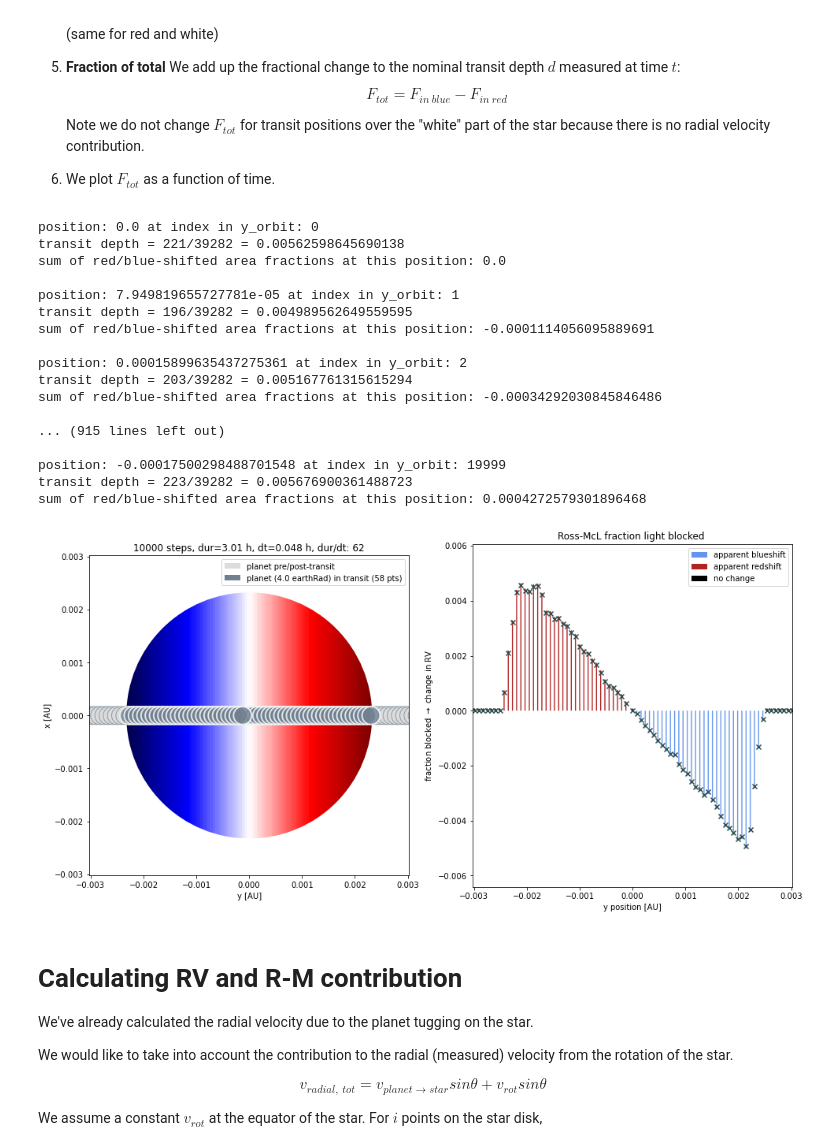
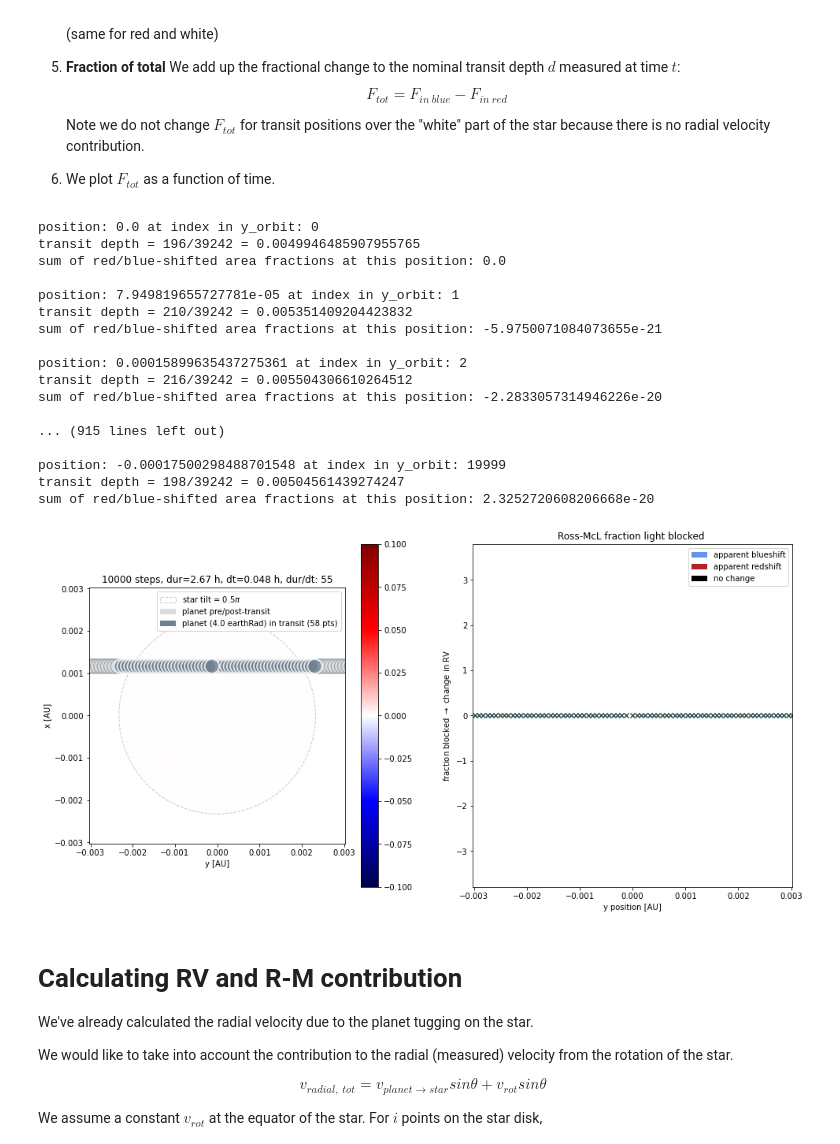
Before and after one commit to namagu/rossiter-mclaughlin-coaddventure, a Jupyter notebook: rv_from_scratch.ipynb, the cells around one changed output. Saved outputs shown, nothing was run; the diff lists cells and outputs as text; code cells hidden in the pictures.

Commit message:
now can do pole on and |b|>0 cases

```diff
--- a/rv_from_scratch.ipynb
+++ b/rv_from_scratch.ipynb
@@ -186,6 +186,7 @@ def kepler_solver(n, P, nP, theta0, r0):
 mstar = 0.5 * u.M_sun  # stellar mass
 rstar = 0.5 * u.R_sun  # stellar radius
 Pstar = 30 * u.d # stellar rotation period
+phi_star = np.pi*0.5 # tilted towards us to be pole on
 
 
 # planet
@@ -198,8 +199,9 @@ P = 20 * u.day
 a = get_a(mstar, mp, P)
 e = 0.1  # orbital eccentricity
 omega = np.pi * 0.5
-b = 0. # 0.5
-incl = 0.5*np.pi # get_incl(b, a, rstar, e, omega)# np.pi * 0.5  # assume we are observing in-plane, i.e. inclination = 90 deg
+b = 0.5 # 0.5
+incl = get_incl(b, a, rstar, e, omega)# np.pi * 0.5  # assume we are observing in-plane, i.e. inclination = 90 deg
+print(f"i = {incl}")
 
 K = ((2 * math.pi * const.G) / P)**(1/3) * ((mp * math.sin(incl))/(mp + mstar)**(2/3)) / (math.sqrt(1 - e**2))
 print(f"K, semi-amplitude = {K.decompose()}")
@@ -515,7 +520,7 @@ star_xtest = test_x[star_mask]
 star_ytest = test_y[star_mask]
 starN = len(star_xtest)
 
-pl_y = 0 # b = 0, so planet is in the plane of the observer
+pl_y = y_b # b = 0, so planet is in the plane of the observer
 
 # tally up the change in RV due to Ross-McL
 drvs = np.zeros(len(around_transit_y))
@@ -545,7 +550,7 @@ for q in range(len(around_transit_y)):
 
     # we are seeing the observer-oriented component of vrot, vrot * (y/rstar)
     # we use |y|/rstar as a scaling ratio for the flux
-    obs_vrot = np.abs(position * u.AU) / rstar.to(u.au)
+    obs_vrot = np.cos(phi_star)*np.abs(position * u.AU) / rstar.to(u.au)
 
     # is the point in the blue part of the star?
     # less blue light -> looks more red-shifted (moving away from viewer)
@@ -583,22 +588,22 @@ for q in range(len(around_transit_y)):
 #    if hwite area: nothing
 # %% [output]
 position: 0.0 at index in y_orbit: 0
-transit depth = 221/39282 = 0.00562598645690138
+transit depth = 196/39242 = 0.0049946485907955765
 sum of red/blue-shifted area fractions at this position: 0.0
 
 position: 7.949819655727781e-05 at index in y_orbit: 1
-transit depth = 196/39282 = 0.004989562649559595
-sum of red/blue-shifted area fractions at this position: -0.0001114056095889691
+transit depth = 210/39242 = 0.005351409204423832
+sum of red/blue-shifted area fractions at this position: -5.9750071084073655e-21
 
 position: 0.00015899635437275361 at index in y_orbit: 2
-transit depth = 203/39282 = 0.005167761315615294
-sum of red/blue-shifted area fractions at this position: -0.00034292030845846486
+transit depth = 216/39242 = 0.005504306610264512
+sum of red/blue-shifted area fractions at this position: -2.2833057314946226e-20
 
 ... (915 lines left out)
 
 position: -0.00017500298488701548 at index in y_orbit: 19999
-transit depth = 223/39282 = 0.005676900361488723
-sum of red/blue-shifted area fractions at this position: 0.0004272579301896468
+transit depth = 198/39242 = 0.00504561439274247
+sum of red/blue-shifted area fractions at this position: 2.3252720608206668e-20
 # %%
 fig = plt.figure(figsize=(16,8))
 
@@ -621,31 +626,35 @@ dt = P / n
 # rotating regions of (circular) star
 # monotonically-increasing color bar
 xmap, ymap, rval = 0, 0, rstar.to(u.AU).value
-img = ax.imshow(np.linspace(-1,1,100).reshape(1,-1), cmap='seismic',
+img = ax.imshow(np.linspace(np.round(-math.cos(phi_star),6),np.round(math.cos(phi_star),6),100).reshape(1,-1),
+                cmap='seismic',
                 extent=[xmap - rval, xmap + rval, ymap - rval, ymap + rval ], origin='lower')
 circle = plt.Circle((0,0),rval, alpha=0.5,   # fc='thistle',
                           label=r'star ({} $R_\odot$)'.format(rstar.value), transform=ax.transData)
 img.set_clip_path(circle)
-#ax.add_artist(circle)
+plt.colorbar(img)
+# add outline
+ax.add_artist(plt.Circle((0,0),rval, linestyle='--', alpha=0.4, ec='grey',fc='None',
+                         label=f'star tilt = {phi_star/np.pi:.3}'+r'$\pi$'))
 
 # sunspot!
 # spot = ax.add_artist(plt.Circle((ss_x.value, ss_y.value), ss_r.value, color='black'))
 
 # for legend reasons only
-_planet = ax.add_artist(plt.Circle((0,0),rp.to(u.AU).value,
+_planet = ax.add_artist(plt.Circle((0,y_b),rp.to(u.AU).value,
                                     fc='gainsboro',label='planet pre/post-transit'))
-planet = ax.add_artist(plt.Circle((0,(b*rstar).to(u.AU).value),rp.to(u.AU).value,
+planet = ax.add_artist(plt.Circle((0,y_b),rp.to(u.AU).value,
                                    fc='slategrey',
                                   label=f'planet ({rp}) in transit ({int(len(transit_y)/nP)} pts)'))
 
 
 # add planet positions before/after transit
 for i in np.arange(int(len(around_transit_y)/nP)):
-    ax.add_artist(plt.Circle((around_transit_y[i], (b*rstar).to(u.AU).value),rp.to(u.AU).value,
+    ax.add_artist(plt.Circle((around_transit_y[i], y_b),rp.to(u.AU).value,
                               ec='slategrey',fc='gainsboro', alpha=0.7))
 # add planet positions in transit
 for i in np.arange(int(len(transit_y)/nP)):
-    ax.add_artist(plt.Circle((transit_y[i],(b*rstar).to(u.AU).value),rp.to(u.AU).value,
+    ax.add_artist(plt.Circle((transit_y[i],y_b),rp.to(u.AU).value,
                             ec='white',lw=2, fc='slategrey',alpha=0.8))
 
 # formatting
@@ -666,39 +675,41 @@ plt.arrow(0,0,0,0,width=0,facecolor='cornflowerblue', edgecolor='none',
          label="apparent blueshift")
 plt.arrow(0,0,0,0,width=0,facecolor='firebrick', edgecolor='none',
          label="apparent redshift")
 plt.arrow(0,0,0,0,width=0,facecolor='black', edgecolor='none',
          label="no change")
 
 width = np.diff(around_transit_y)[0]*0.25
 n_to_plot = int(len(drvs) / nP)
 # loop through positions we examined
 for q in range(n_to_plot):
+    dy=np.round(drvs[q],6)
     if drvs[q] > 0: # apparent red-shift
-        plt.arrow(x=around_transit_y[q], y=0, dx=0, dy=drvs[q],
+        plt.arrow(x=around_transit_y[q], y=0, dx=0, dy=dy,
                   width=width,facecolor='firebrick', edgecolor='none')
     elif drvs[q] < 0: # apparent blue-shift
-        plt.arrow(x=around_transit_y[q], y=0, dx=0, dy=drvs[q],
+        plt.arrow(x=around_transit_y[q], y=0, dx=0, dy=dy,
                   width=width, facecolor='cornflowerblue', edgecolor='none')
     else:
-        plt.arrow(x=around_transit_y[q], y=0, dx=0, dy=drvs[q],
+        plt.arrow(x=around_transit_y[q], y=0, dx=0, dy=dy,
                   width=width,facecolor='black', edgecolor='none')
 
 
-ax2.scatter(around_transit_y[:n_to_plot],drvs[:n_to_plot],marker='x',fc='darkslategrey') # x, y, u, v
+ax2.scatter(around_transit_y[:n_to_plot],np.round(drvs[:n_to_plot],6),marker='x',fc='darkslategrey') # x, y, u, v
 
 # formatting
 ax2.set_xlim(left_edge*1.3,right_edge*1.3)
-ax2.set_ylim((drvs.min()*1.3,drvs.max()*1.3))
+ylims = tuple(0.5*rv.max().value*np.array([-1,1])) # (drvs.min()*1.3,drvs.max()*1.3)
+ax2.set_ylim(ylims)
 ax2.set_xlabel("y position [AU]")
 ax2.set_ylabel(r"fraction blocked $\rightarrow$ change in RV")
 ax2.set_title(r"Ross-McL fraction light blocked ")
 plt.legend()
 
 plt.savefig("areaBlockedRatio_up_down_RM.png")
 
 # vrot star ~ 1.6 km/s
 # %% [output]
-[figure, old version]
+[figure, new version]
 # %% [markdown]
 # Calculating RV and R-M contribution
 
```
Also changed, not shown: parts of 9 cells of this notebook.
